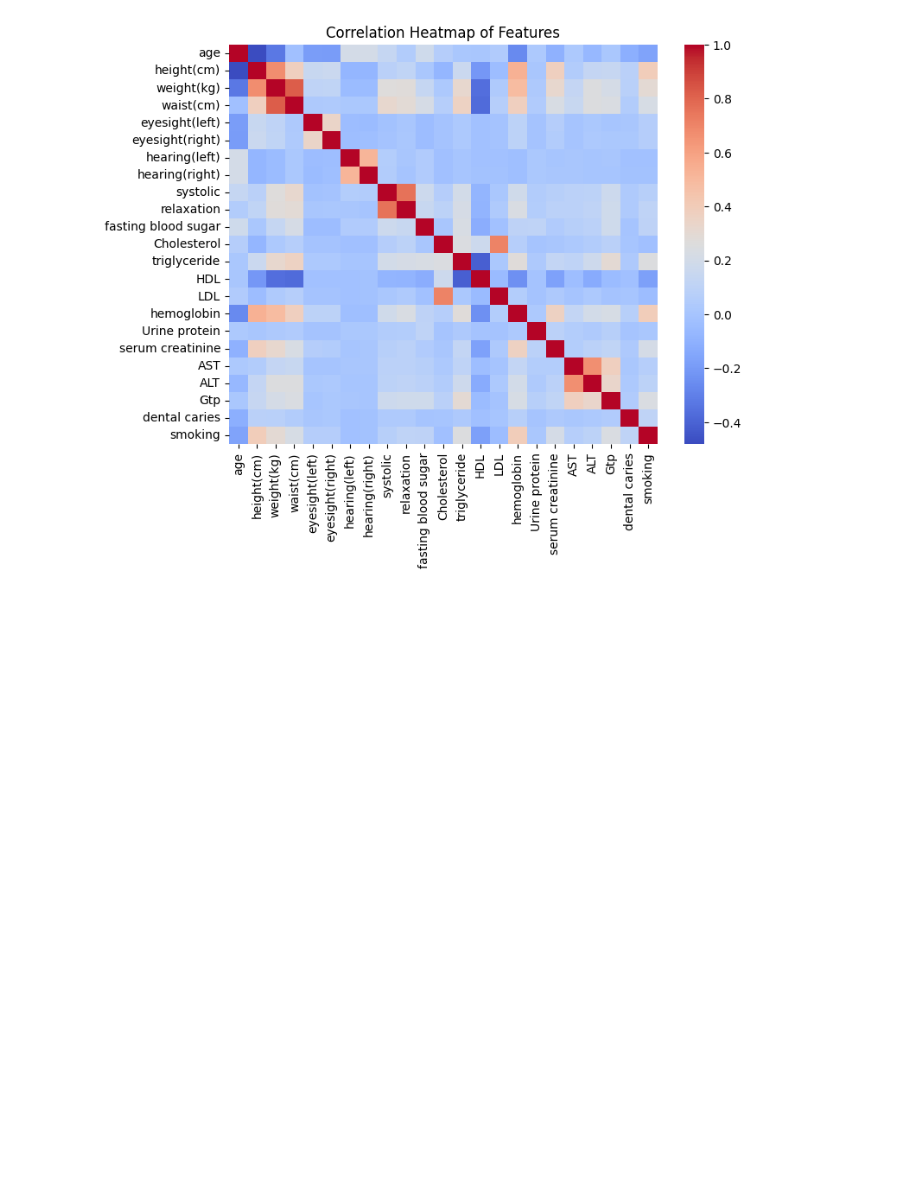
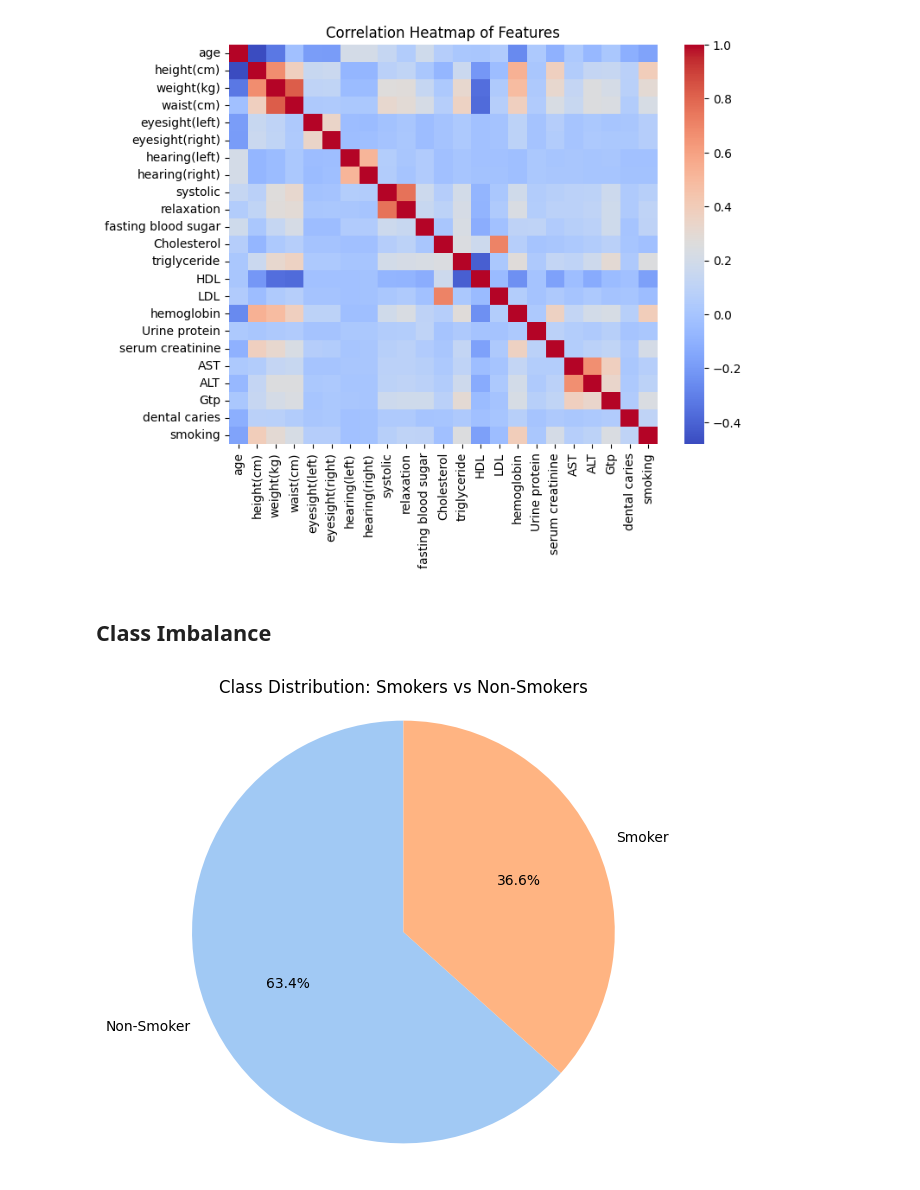
Before and after one commit to jonaRumberg/datascienceportfolio, a Jupyter notebook: smoker.ipynb, the cells around one changed output. Cells and saved outputs as stored; diff of their text form; code cells hidden in the pictures; blank space fills up the shorter version.

```diff
--- a/smoker.ipynb
+++ b/smoker.ipynb
@@ -43,4 +41,15 @@ plt.title('Correlation Heatmap of Features')
 plt.show()
 # %% [output]
 [figure]
+# %% [markdown]
+## Class Imbalance
+# %%
+smoking_counts = df_train['smoking'].value_counts()
+plt.figure(figsize=(6, 6))
+plt.pie(smoking_counts, labels=['Non-Smoker', 'Smoker'], autopct='%1.1f%%', startangle=90, colors=sns.color_palette('pastel'))
+plt.title('Class Distribution: Smokers vs Non-Smokers')
+plt.axis('equal')
+plt.show()
+# %% [output]
+[figure, added]
 # %% [markdown]
```
Also changed, not shown: parts of 9 cells of this notebook.
